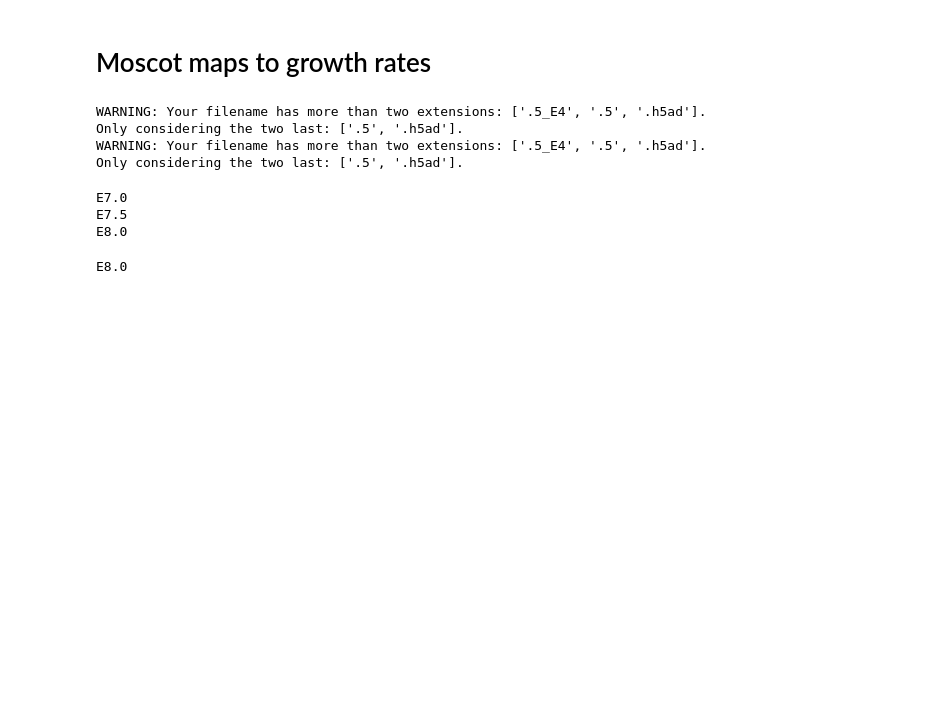
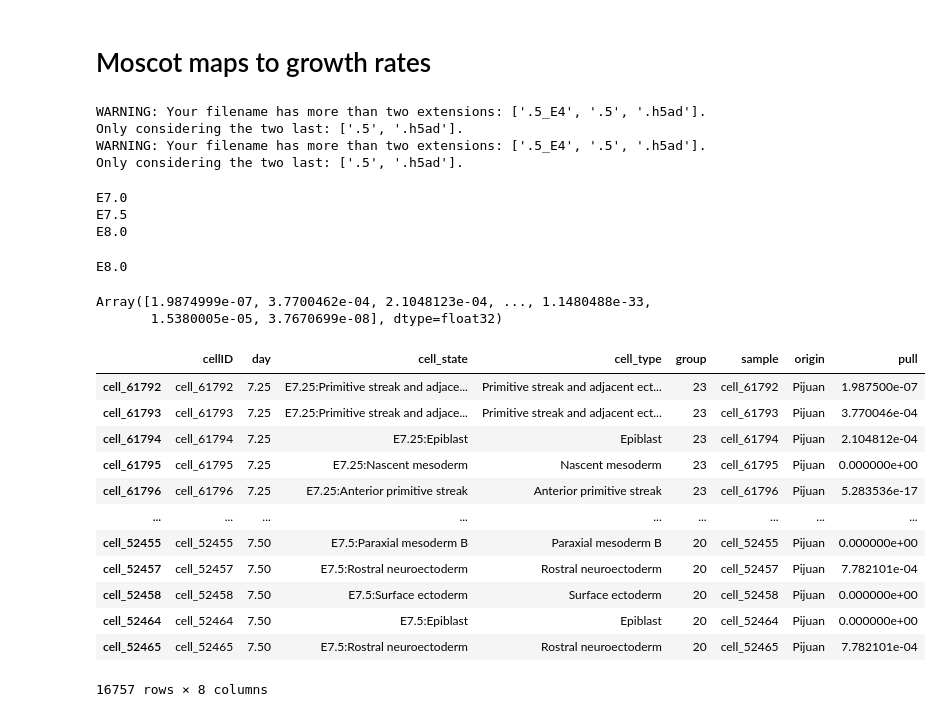
Before and after one commit to theislab/moscot-framework_reproducibility, a Jupyter notebook: notebooks/time/mouse_temporal/2a_Python_notebooks/moscot/moscot_transport_matrix_to_pulls.ipynb, the cells around one changed output. Cells and saved outputs as stored; diff of their text form; code cells hidden in the pictures; blank space fills up the shorter version.

```diff
--- a/notebooks/time/mouse_temporal/2a_Python_notebooks/moscot/moscot_transport_matrix_to_pulls.ipynb
+++ b/notebooks/time/mouse_temporal/2a_Python_notebooks/moscot/moscot_transport_matrix_to_pulls.ipynb
@@ -51,14 +47,0 @@ ii=[11]
-# %%
-for ct,i in zip(cts, ii):
-    ts0=ts[i]
-    ts1=ts[i+1]
-    print(ts0)
-
-    tp=tp.load(f'{Path}/moscot_maps/{ts0}_{ts1}_TemporalProblem.pkl')
-    adata=tp.adata
-    time_tuple=sorted(list(tp.solutions.keys())[0])
-    pull=tp.pull(time_tuple[0], time_tuple[1], data='cell_state', subset=ct, return_data=True)
-    pull=pull[time_tuple[0]].flatten()
-    np.save(f'{Path}/moscot_maps/{ts0}_{ct}_pull.npy', pull)
-# %% [output]
-E8.0
@@ -64,0 +69,38 @@ E8.0
+# %%
+cts=['E8.25:Allantois']
+ii=[11]
+# %%
+for ct,i in zip(cts, ii):
+    ts0=ts[i]
+    ts1=ts[i+1]
+    print(ts0)
+
+    tp=tp.load(f'{Path}/moscot_maps/{ts0}_{ts1}_no_gr2_TemporalProblem.pkl')
+    adata=tp.adata
+    time_tuple=sorted(list(tp.solutions.keys())[0])
+    pull=tp.pull(time_tuple[0], time_tuple[1], data='cell_state', subset=ct, return_data=True)
+    pull=pull[time_tuple[0]].flatten()
+    np.save(f'{Path}/moscot_maps/{ts0}_{ct}_pull2.npy', pull)
+# %% [output]
+E8.0
+# %%
+pull
+# %% [output]
+Array([1.9874999e-07, 3.7700462e-04, 2.1048123e-04, ..., 1.1480488e-33,
+       1.5380005e-05, 3.7670699e-08], dtype=float32)
+# %%
+adata.obs
+# %% [output]
+|  | cellID | day | cell_state | cell_type | group | sample | origin | pull |
+| cell_61792 | cell_61792 | 7.25 | E7.25:Primitive streak and adjace... | Primitive streak and adjacent ect... | 23 | cell_61792 | Pijuan | 1.987500e-07 |
+| cell_61793 | cell_61793 | 7.25 | E7.25:Primitive streak and adjace... | Primitive streak and adjacent ect... | 23 | cell_61793 | Pijuan | 3.770046e-04 |
+| cell_61794 | cell_61794 | 7.25 | E7.25:Epiblast | Epiblast | 23 | cell_61794 | Pijuan | 2.104812e-04 |
+| cell_61795 | cell_61795 | 7.25 | E7.25:Nascent mesoderm | Nascent mesoderm | 23 | cell_61795 | Pijuan | 0.000000e+00 |
+| cell_61796 | cell_61796 | 7.25 | E7.25:Anterior primitive streak | Anterior primitive streak | 23 | cell_61796 | Pijuan | 5.283536e-17 |
+| ... | ... | ... | ... | ... | ... | ... | ... | ... |
+| cell_52455 | cell_52455 | 7.50 | E7.5:Paraxial mesoderm B | Paraxial mesoderm B | 20 | cell_52455 | Pijuan | 0.000000e+00 |
+| cell_52457 | cell_52457 | 7.50 | E7.5:Rostral neuroectoderm | Rostral neuroectoderm | 20 | cell_52457 | Pijuan | 7.782101e-04 |
+| cell_52458 | cell_52458 | 7.50 | E7.5:Surface ectoderm | Surface ectoderm | 20 | cell_52458 | Pijuan | 0.000000e+00 |
+| cell_52464 | cell_52464 | 7.50 | E7.5:Epiblast | Epiblast | 20 | cell_52464 | Pijuan | 0.000000e+00 |
+| cell_52465 | cell_52465 | 7.50 | E7.5:Rostral neuroectoderm | Rostral neuroectoderm | 20 | cell_52465 | Pijuan | 7.782101e-04 |
+16757 rows × 8 columns
```
Also changed, not shown: parts of 12 cells of this notebook, 15 other files.
